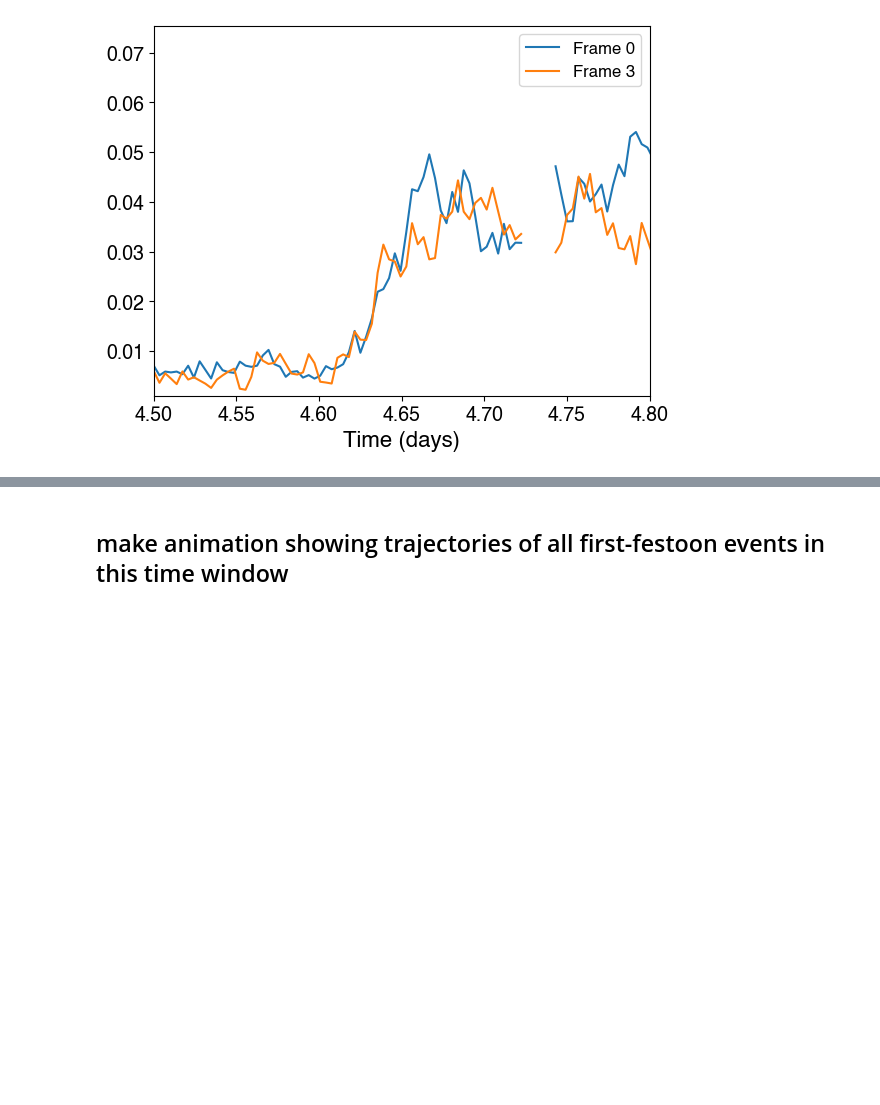
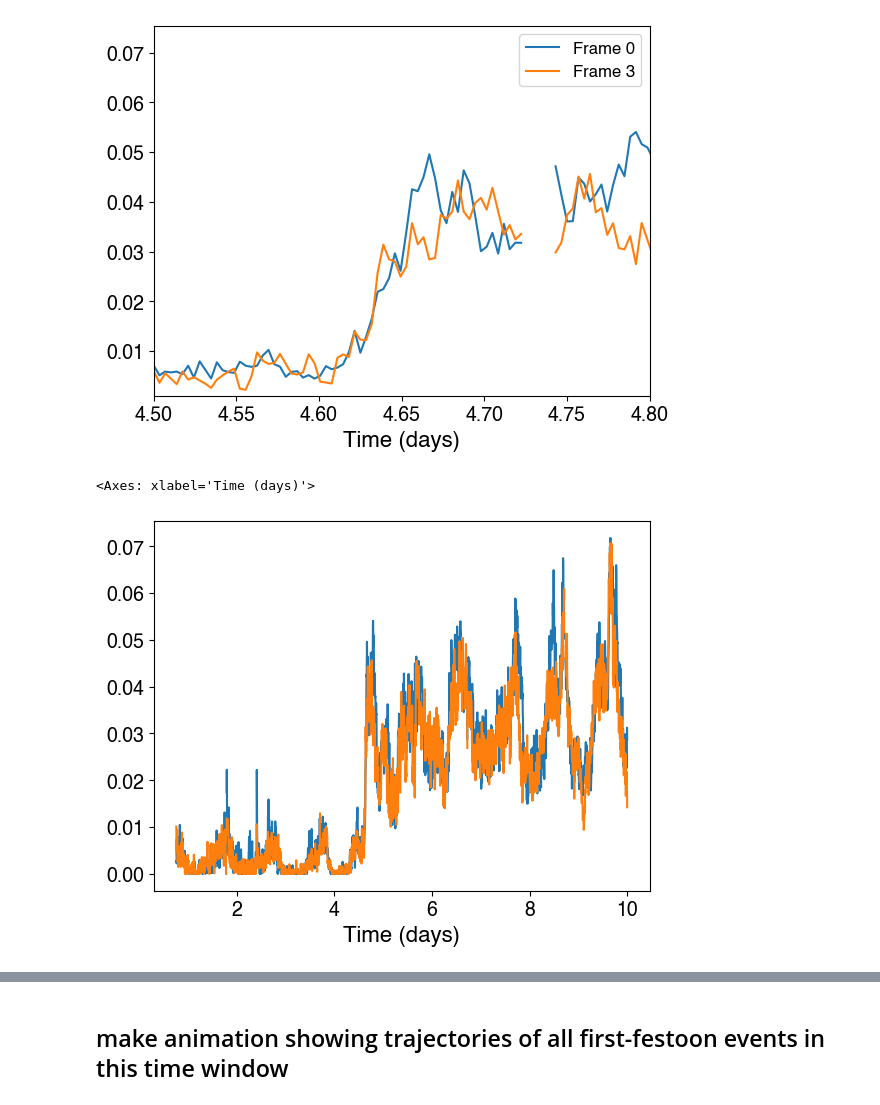
Before and after one commit to Collective-Logic-Lab/honey-bee-behavior, a Jupyter notebook: preliminary-analysis-2024-comb-building.ipynb, the cells around one changed output, grey strips where cells are left out. Drawn from its saved outputs; the diff is of its cells as text; code cells hidden in the pictures; blank space fills up the shorter version.

Commit message:
bin filtered speed data and make plots; raster plots across individual bees

```diff
--- a/preliminary-analysis-2024-comb-building.ipynb
+++ b/preliminary-analysis-2024-comb-building.ipynb
@@ -942,3 +942,9 @@ plt.legend()
 # %% [output]
 <matplotlib.legend.Legend at 0x...>
 [figure]
+# %%
+dfFiveMinute.groupby('Time (days)').mean()['Frame 0'].plot(label='Frame 0')
+dfFiveMinute.groupby('Time (days)').mean()['Frame 3'].plot(label='Frame 3')
+# %% [output]
+<Axes: xlabel='Time (days)'>
+[figure, added]
```
Also changed, not shown: parts of 5 cells of this notebook, 1 other file.
